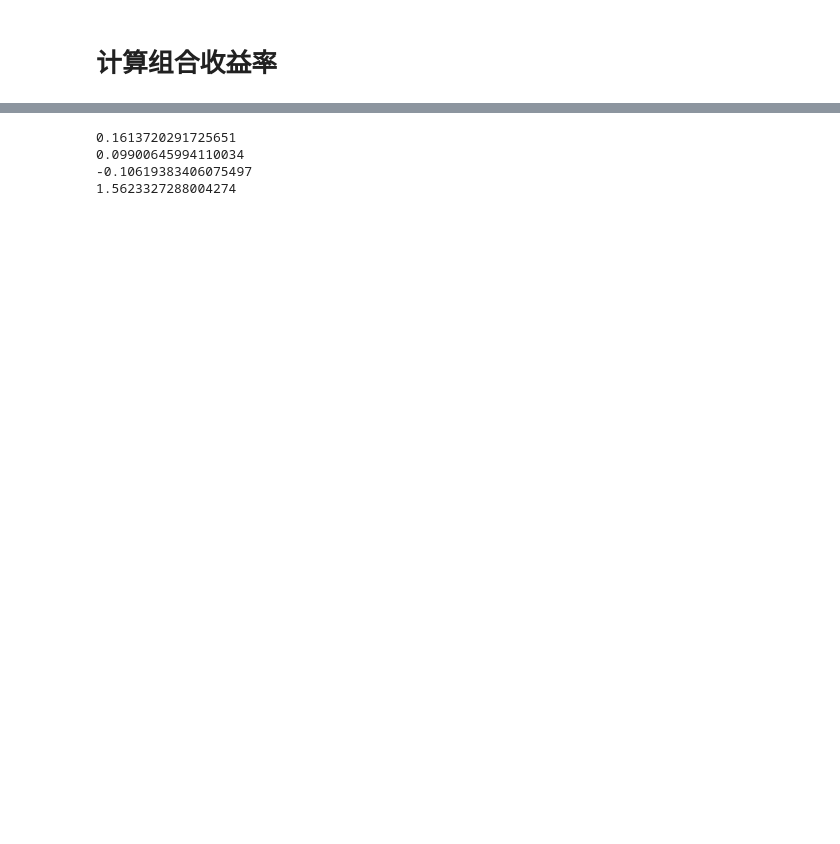
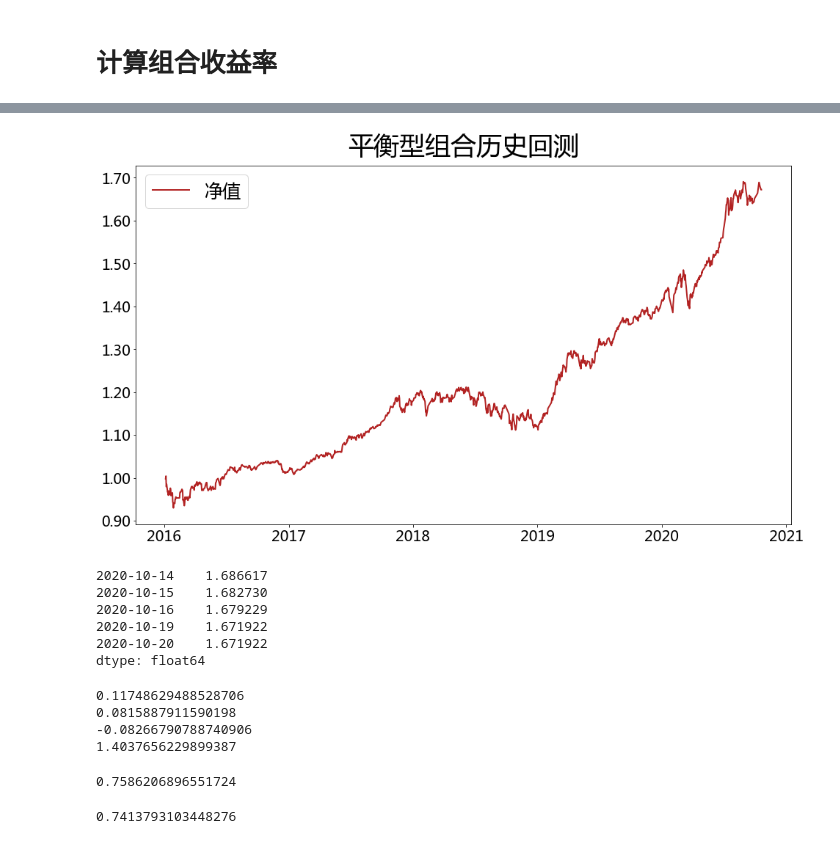
Before and after one commit to yf1291/zjsxzy_in_js, a Jupyter notebook: Research/资产配置研究/notebook/资产配置组合回测.ipynb, the cells around one changed output, grey strips where cells are left out. Saved outputs shown, nothing was run; the diff lists cells and outputs as text; code cells hidden in the pictures; blank space fills up the shorter version.

```diff
--- a/Research/资产配置研究/notebook/资产配置组合回测.ipynb
+++ b/Research/资产配置研究/notebook/资产配置组合回测.ipynb
@@ -102,7 +137,32 @@ metric(pf_ret_28)
+# %%
+fig, ax = plt.subplots(figsize=(16, 9))
+
+# ax.plot((1 + pf_ret_28).cumprod(), label='净值', color='firebrick', linewidth=2)
+ax.plot((1 + pf_ret_46).cumprod(), label='净值', color='firebrick', linewidth=2)
+# ax.plot((1 + pf_ret_82).cumprod(), label='80/20组合', color='black')
+
+ax.legend(fontsize=25)
+ax.xaxis.set_tick_params(labelsize=20)
+ax.yaxis.set_tick_params(labelsize=20)
+vals = ax.get_yticks()
+ax.set_yticklabels(['{:2.2f}'.format(x) for x in vals])
+
+_ = ax.set_title('平衡型组合历史回测', fontsize=35, y=1.02)
+# %% [output]
+[figure, added]
+# %%
+(1 + pf_ret_46).cumprod().tail()
+# %% [output]
+2020-10-14    1.686617
+2020-10-15    1.682730
+2020-10-16    1.679229
+2020-10-19    1.671922
+2020-10-20    1.671922
+dtype: float64
 # %%
-metric(pf_ret_55)
+metric(pf_ret_46)
 # %% [output]
-0.1613720291725651
-0.09900645994110034
--0.10619383406075497
-1.5623327288004274
+0.11748629488528706
+0.0815887911590198
+-0.08266790788740906
+1.4037656229899387
@@ -108,0 +176,8 @@ metric(pf_ret_55)
+# %%
+mret_df[mret_df['28'] > 0].shape[0] / mret_df.shape[0]
+# %% [output]
+0.7586206896551724
+# %%
+mret_df[mret_df['46'] > 0].shape[0] / mret_df.shape[0]
+# %% [output]
+0.7413793103448276
```
Also changed, not shown: parts of 27 cells of this notebook, 25 other files.
